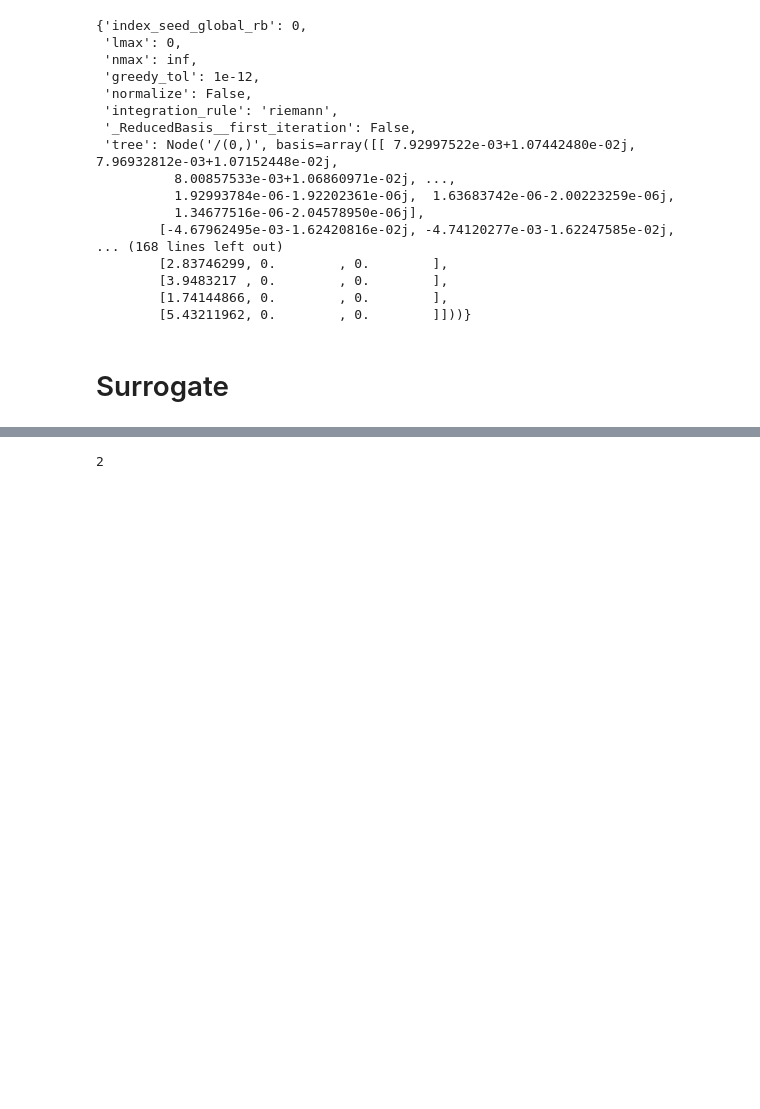
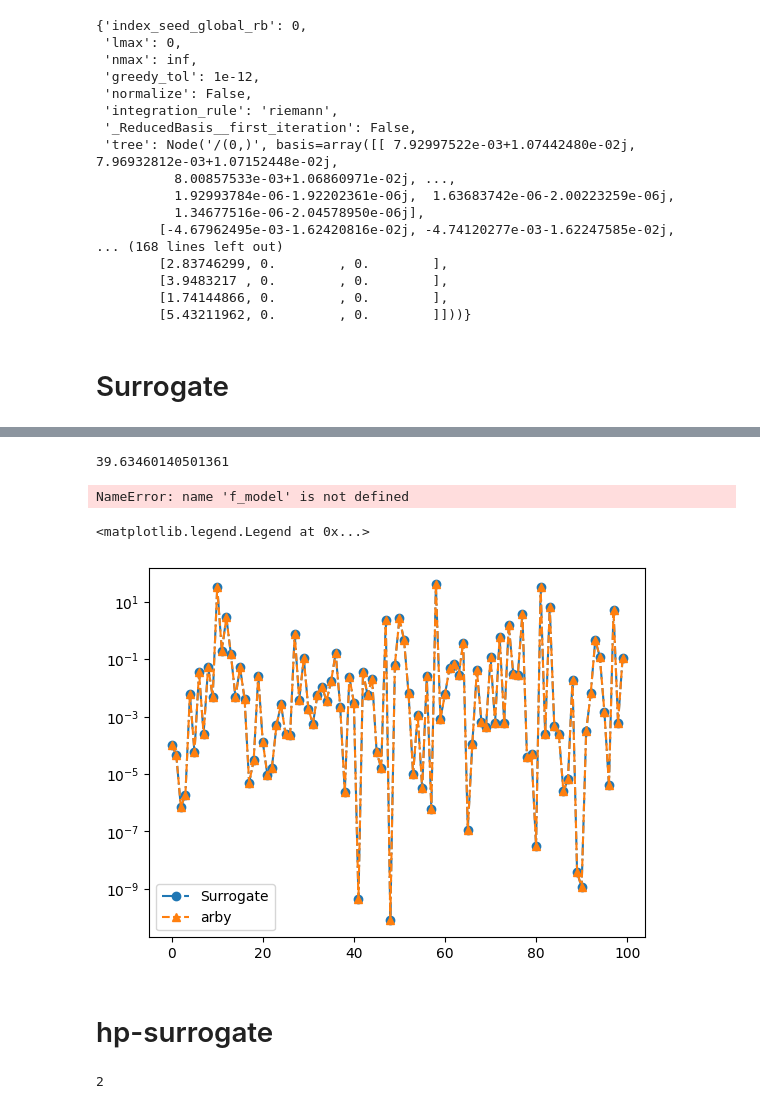
Before and after one commit to francocerino/scikit-reducedmodel, a Jupyter notebook: demo.ipynb, the cells around one changed output, grey strips where cells are left out. Drawn from its saved outputs; the diff is of its cells as text; code cells hidden in the pictures; blank space fills up the shorter version.

```diff
--- a/demo.ipynb
+++ b/demo.ipynb
@@ -563,0 +599,4 @@ ts_test = np.abs(ts_test)
+# %%
+np.max(errors_f_model)
+# %% [output]
+39.63460140501361
@@ -564,3 +605,49 @@ ts_test = np.abs(ts_test)
+# %%
+f_model
+# %% [output]
+NameError: name 'f_model' is not defined
+# %%
+rom = Surrogate(lmax = 0,
+                nmax = np.inf,
+                normalize = False
+               )
+rom.fit(training_set = ts_train_abs,
+              parameters = q_train[:,0],
+              physical_points = times
+       )
+
+errors_rb = []
+errors_eim = []
+errors_rom = []
+for h, q in zip(ts_test_abs, q_test):
+    # calculamos la proyección de las ondas con el modelo hp-greedy
+    h_rb = rom.base.transform(h,q[0])
+    h_eim = rom.eim.transform(h,q[0])
+    h_rom = rom.predict(q[0])
+
+    # calculamos el error para la proyección
+    errors_rb.append(error(h, h_rb, times))
+    errors_eim.append(error(h, h_eim, times))
+    errors_rom.append(error(h, h_rom, times))
+
+# tomamos el error máximo en el conjunto de validación
+max_errors_rb = np.max(errors_rb)
+max_errors_eim = np.max(errors_eim)
+max_errors_rom = np.max(errors_rom)
+
+# tomamos el error máximo en el conjunto de validación
+#max_errors_rb.append(np.max(errors_rb))
+#max_errors_eim.append(np.max(errors_eim))
+max_error_rom = np.max(errors_rom)
+plt.yscale("log")
+plt.plot(errors_rom, "o-.", label = "Surrogate")
+plt.plot(errors_f_model, "^--", label = "arby")
+plt.legend()
+# %% [output]
+<matplotlib.legend.Legend at 0x...>
+[figure, added]
+# %% [markdown]
+# hp-surrogate
 # %%
 rom = Surrogate(lmax=1, nmax = 20, greedy_tol = 1e-16)
 rom.fit(training_set=ts_train,
```
Also changed, not shown: parts of 10 cells of this notebook.
